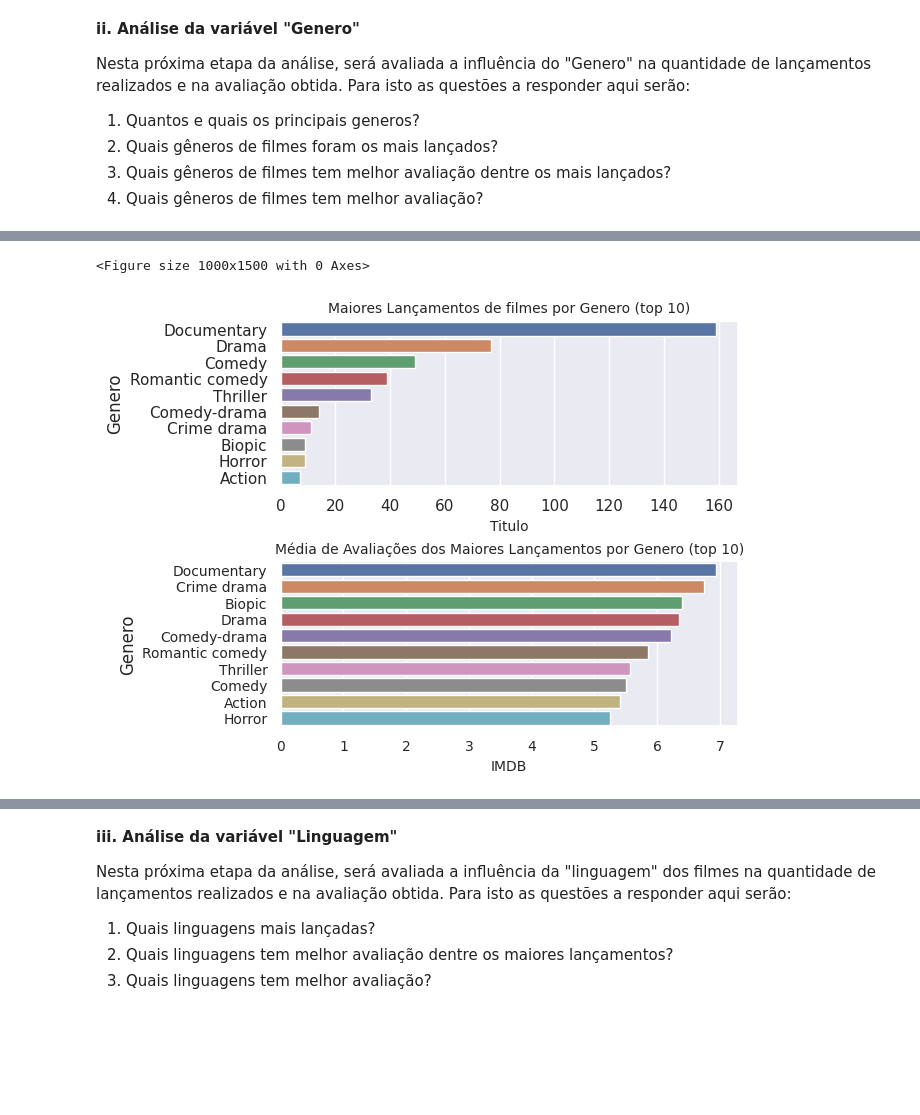
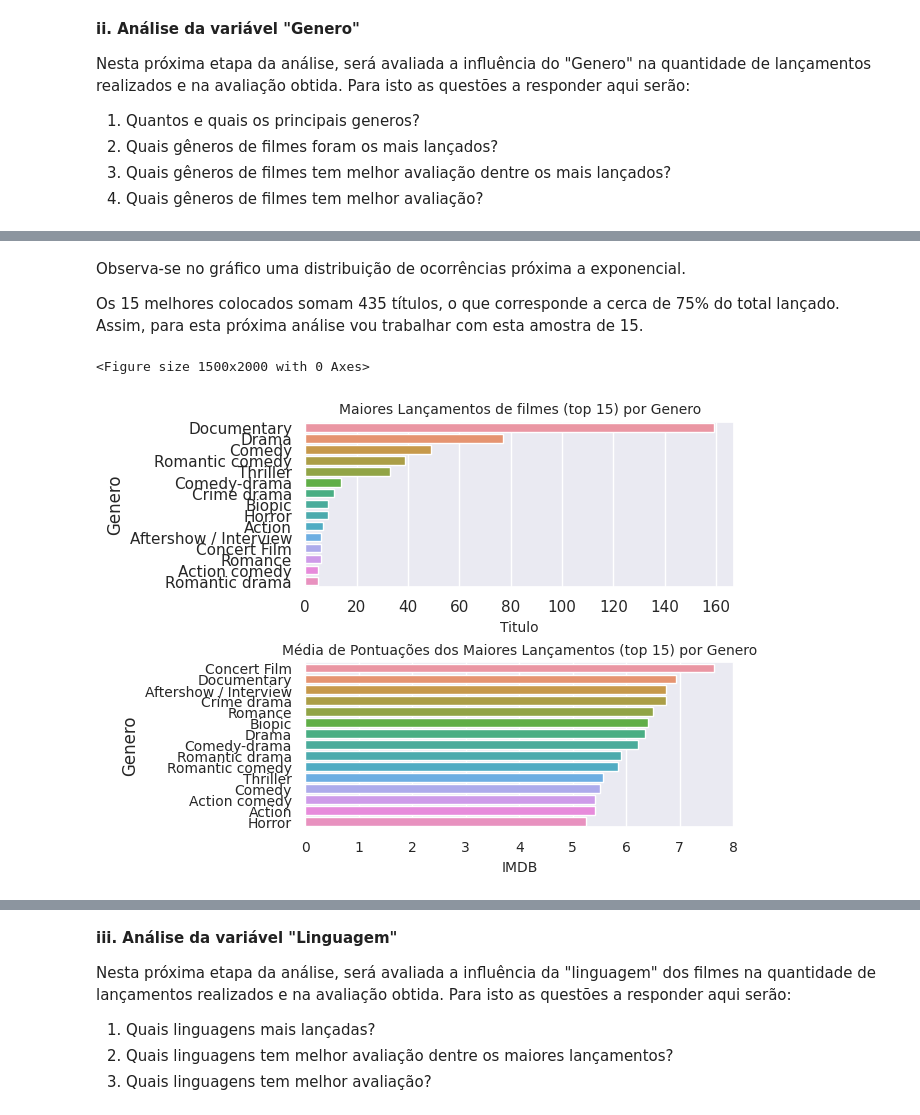
Before and after one commit to rharkovsky/puc_mvp1, a Jupyter notebook: MVP1_Harkovsky4.ipynb, the cells around one changed output, grey strips where cells are left out. Cells and saved outputs as stored; diff of their text form; code cells hidden in the pictures; blank space fills up the shorter version.

```diff
--- a/MVP1_Harkovsky4.ipynb
+++ b/MVP1_Harkovsky4.ipynb
@@ -684,7 +827,11 @@ fig.show()
+# %% [markdown]
+Observa-se no gráfico uma distribuição de ocorrências próxima a exponencial.
+
+Os 15 melhores colocados somam 435 títulos, o que corresponde a cerca de 75% do total lançado. Assim, para esta próxima análise vou trabalhar com esta amostra de 15.
 # %%
-# vamos trabalhar com os top 10
-# analisa Genero x IMDB top 10
-imprime2graficos('Genero',10, True)
+# vamos trabalhar com os top
+# analisa Genero x IMDB top
+imprime_por_titulo_imdb('Genero',15)
 # %% [output]
-<Figure size 1000x1500 with 0 Axes>
+<Figure size 1500x2000 with 0 Axes>
-[figure, old version]
+[figure, new version]
```
Also changed, not shown: parts of 85 cells of this notebook.
